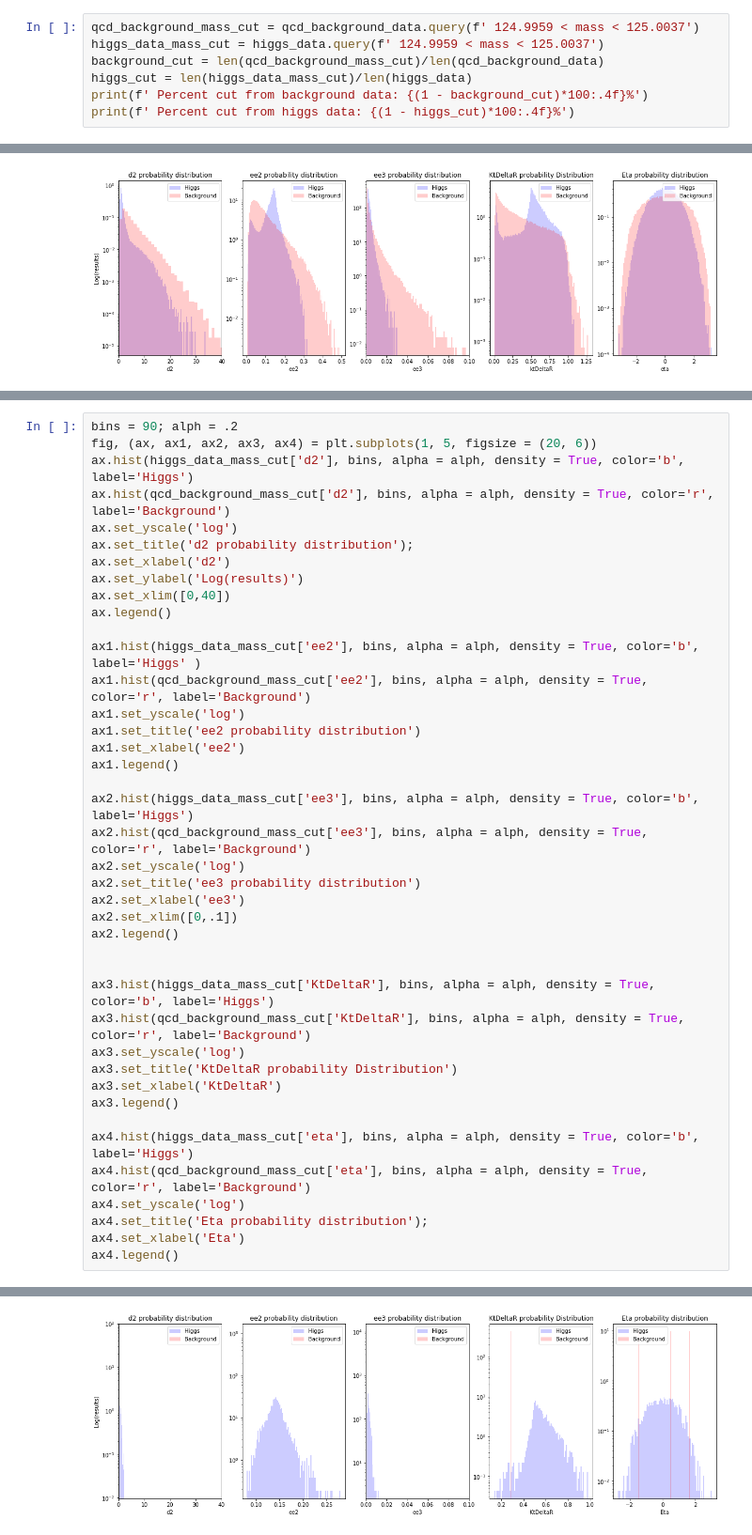
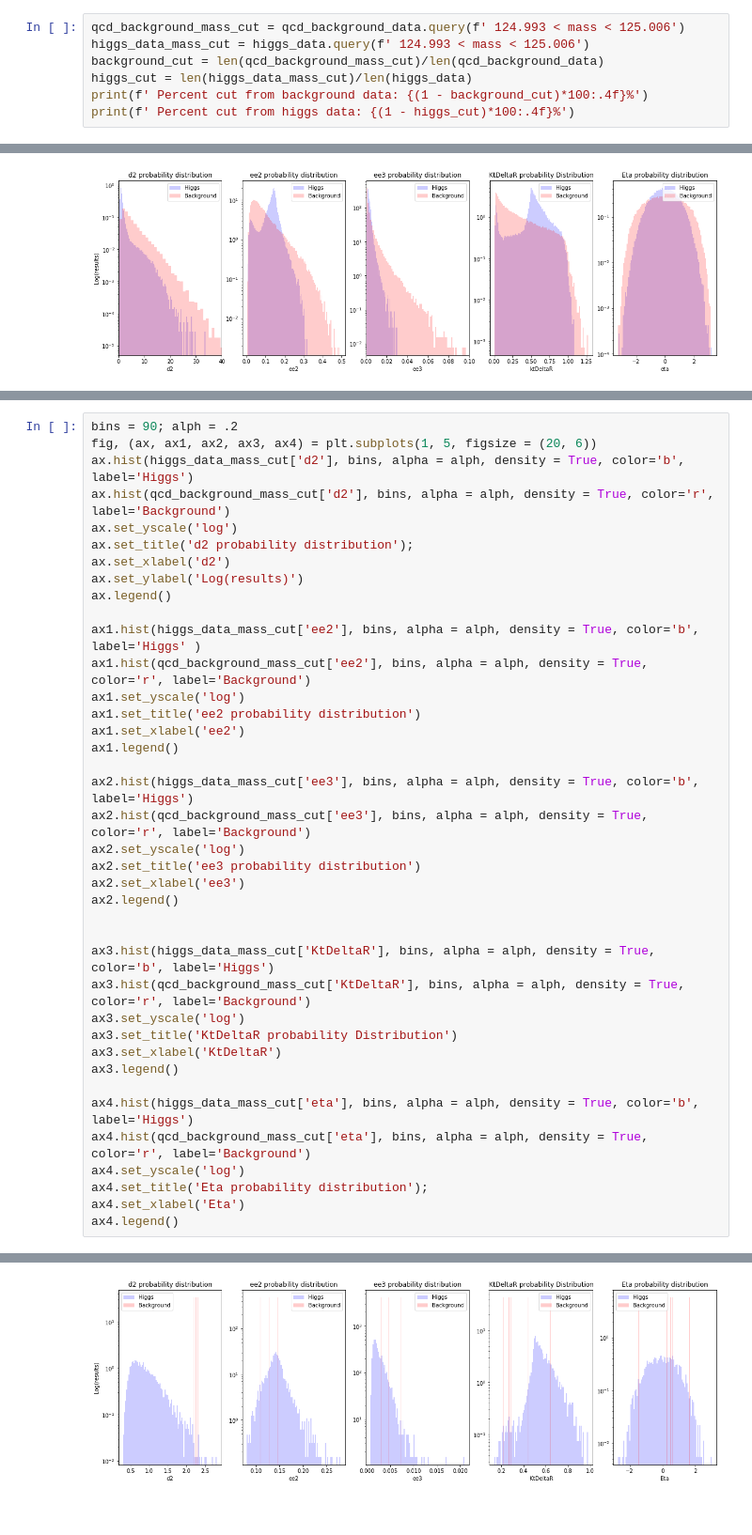
Before and after one commit to MikePhen12/Phys_434_portfolio, a Jupyter notebook: Lab_7.ipynb, the cells around one changed output, grey strips where cells are left out. Shown at 94% size. Saved outputs shown, nothing was run; the diff lists cells and outputs as text.

```diff
--- a/Lab_7.ipynb
+++ b/Lab_7.ipynb
@@ -256,6 +255,6 @@ Sigma value for the above percentage is: 1.1724
 # %%
-qcd_background_mass_cut = qcd_background_data.query(f' 124.9959 < mass < 125.0037')
-higgs_data_mass_cut = higgs_data.query(f' 124.9959 < mass < 125.0037')
+qcd_background_mass_cut = qcd_background_data.query(f' 124.993 < mass < 125.006')
+higgs_data_mass_cut = higgs_data.query(f' 124.993 < mass < 125.006')
 background_cut = len(qcd_background_mass_cut)/len(qcd_background_data)
 higgs_cut = len(higgs_data_mass_cut)/len(higgs_data)
 print(f' Percent cut from background data: {(1 - background_cut)*100:.4f}%')
@@ -339,41 +338,39 @@ ax.set_yscale('log')
 ax.set_title('d2 probability distribution');
 ax.set_xlabel('d2')
 ax.set_ylabel('Log(results)')
-ax.set_xlim([0,40])
 ax.legend()
 
 ax1.hist(higgs_data_mass_cut['ee2'], bins, alpha = alph, density = True, color='b', label='Higgs' )
 ax1.hist(qcd_background_mass_cut['ee2'], bins, alpha = alph, density = True, color='r', label='Background')
 ax1.set_yscale('log')
 ax1.set_title('ee2 probability distribution')
 ax1.set_xlabel('ee2')
 ax1.legend()
 
 ax2.hist(higgs_data_mass_cut['ee3'], bins, alpha = alph, density = True, color='b', label='Higgs')
 ax2.hist(qcd_background_mass_cut['ee3'], bins, alpha = alph, density = True, color='r', label='Background')
 ax2.set_yscale('log')
 ax2.set_title('ee3 probability distribution')
 ax2.set_xlabel('ee3')
-ax2.set_xlim([0,.1])
 ax2.legend()
 
 
 ax3.hist(higgs_data_mass_cut['KtDeltaR'], bins, alpha = alph, density = True, color='b', label='Higgs')
 ax3.hist(qcd_background_mass_cut['KtDeltaR'], bins, alpha = alph, density = True, color='r', label='Background')
 ax3.set_yscale('log')
 ax3.set_title('KtDeltaR probability Distribution')
 ax3.set_xlabel('KtDeltaR')
 ax3.legend()
 
 ax4.hist(higgs_data_mass_cut['eta'], bins, alpha = alph, density = True, color='b', label='Higgs')
 ax4.hist(qcd_background_mass_cut['eta'], bins, alpha = alph, density = True, color='r', label='Background')
 ax4.set_yscale('log')
 ax4.set_title('Eta probability distribution');
 ax4.set_xlabel('Eta')
 ax4.legend()
 # %% [output]
 <matplotlib.legend.Legend at 0x...>
-[figure, old version]
+[figure, new version]
 # %% [markdown]
 These graphs above are plotting the higgs and background cuts, which I have made above, with respect to different metadata parameters.
 
```
Also changed, not shown: parts of 24 cells of this notebook, 1 other file.
